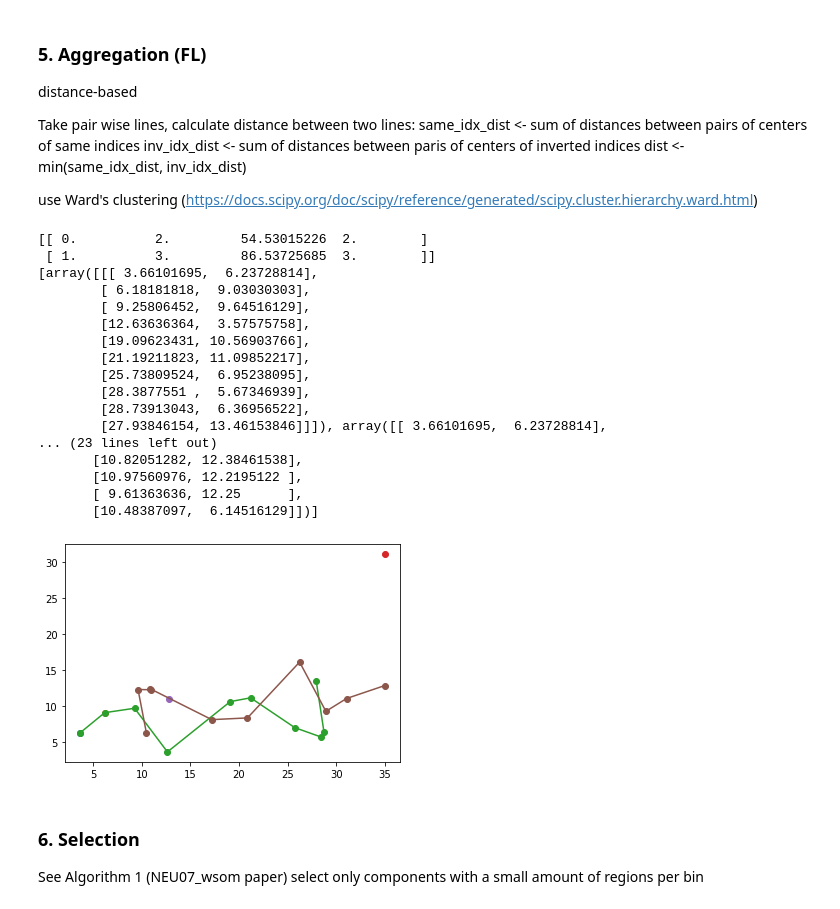
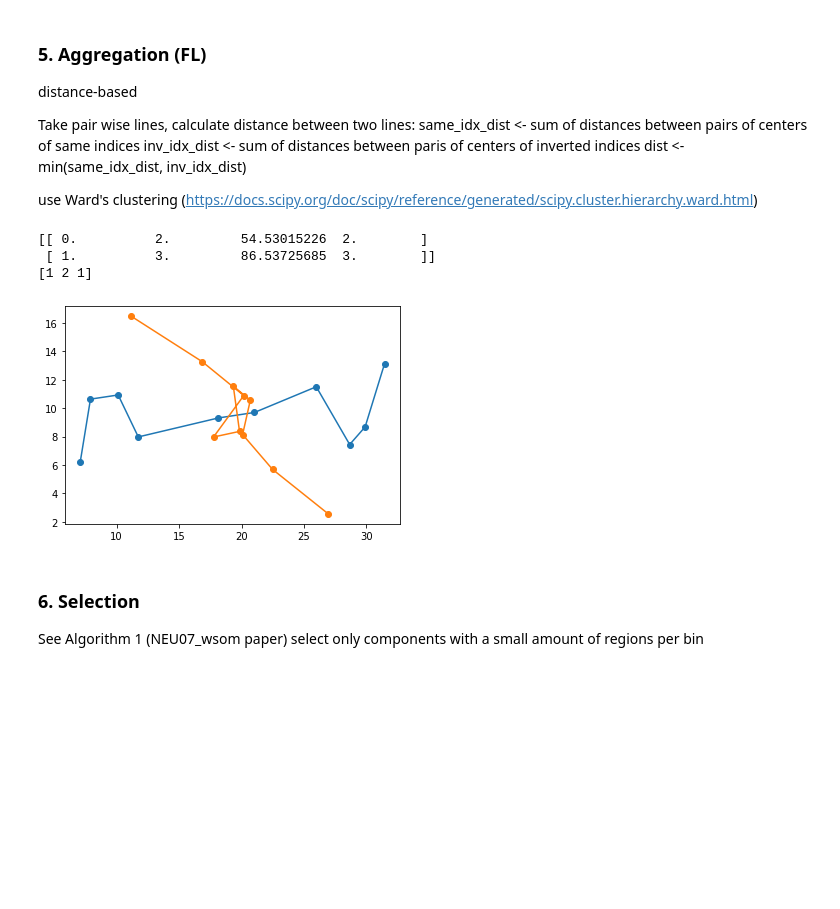
Before and after one commit to filipLoisel/SOS, a Jupyter notebook: UE3/src/main.ipynb, the cells around one changed output. Drawn from its saved outputs; the diff is of its cells as text; code cells hidden in the pictures; blank space fills up the shorter version.

```diff
--- a/UE3/src/main.ipynb
+++ b/UE3/src/main.ipynb
@@ -207,64 +207,54 @@ def assign_clusters(d_matrix,threshold,print_Z=False):
     if print_Z:
         print(Z)
     assigned_clusters = fcluster(Z, threshold, criterion='distance')
+    print(assigned_clusters)
     return assigned_clusters
 
 def average_lines(lines,clusters,r_matrix):
     ''' averages x,y values of all lines per cluster
     '''
+    #final_lines = np.empty((clusters.max(),lines[],2))
     final_lines = []
-    for i in range(max(clusters)-1): #iterate trough clusters
+    for i in range(max(clusters)): #iterate trough clusters
         cluster_lines = np.where(clusters == i + 1)
-        if len(cluster_lines) == 1:
-            final_lines.append(lines[cluster_lines[0]])
+        if len(cluster_lines[0]) == 1:
+            final_lines.append(lines[cluster_lines[0]][0].tolist())
+            break
 
 
         first_ind = cluster_lines[0][0]
         averaged_line = lines[first_ind]
         for compare_ind in cluster_lines[0]:   #itearate trough lines
             if r_matrix[first_ind, compare_ind] == 0:  # normal distance
                 averaged_line = averaged_line + lines[compare_ind]
 
             elif r_matrix[first_ind, compare_ind] == 1:  # reverse distance
-                averaged_line = averaged_line + np.flip(lines[compare_ind])
-        averaged_line = averaged_line / len(cluster_lines)
+                averaged_line = averaged_line + np.flip(lines[compare_ind],axis=0)
+        averaged_line = (averaged_line / len(cluster_lines[0])).tolist()
+
         final_lines.append(averaged_line)
     return final_lines
 
 
-def aggregate(lines,threshold,print_z=False):
+def aggregate(lines,threshold,print_Z=False):
     d_matrix, r_matrix = create_distance_matrix(lines)
-    clusters = assign_clusters(d_matrix, threshold,print_Z=print_z)
+    clusters = assign_clusters(d_matrix, threshold,print_Z)
     new_lines = average_lines(lines, clusters, r_matrix)
+    new_lines = np.array(new_lines)
     return new_lines
 
 
-agg_lines = aggregate(lines,22,True)
+
+agg_lines = aggregate(lines,55,True)
 for line in agg_lines:
     x_coordinates = [point[0] for point in line]
     y_coordinates = [point[1] for point in line]
     plt.plot(x_coordinates, y_coordinates, '-o')
-
-#print(agg_lines)
 # %% [output]
 [[ 0.          2.         54.53015226  2.        ]
  [ 1.          3.         86.53725685  3.        ]]
-[array([[[ 3.66101695,  6.23728814],
-        [ 6.18181818,  9.03030303],
-        [ 9.25806452,  9.64516129],
-        [12.63636364,  3.57575758],
-        [19.09623431, 10.56903766],
-        [21.19211823, 11.09852217],
-        [25.73809524,  6.95238095],
-        [28.3877551 ,  5.67346939],
-        [28.73913043,  6.36956522],
-        [27.93846154, 13.46153846]]]), array([[ 3.66101695,  6.23728814],
-... (23 lines left out)
-       [10.82051282, 12.38461538],
-       [10.97560976, 12.2195122 ],
-       [ 9.61363636, 12.25      ],
-       [10.48387097,  6.14516129]])]
+[1 2 1]
-[figure, old version]
+[figure, new version]
 # %% [markdown]
 ### 6. Selection
 
```
Also changed, not shown: 1 other file.
